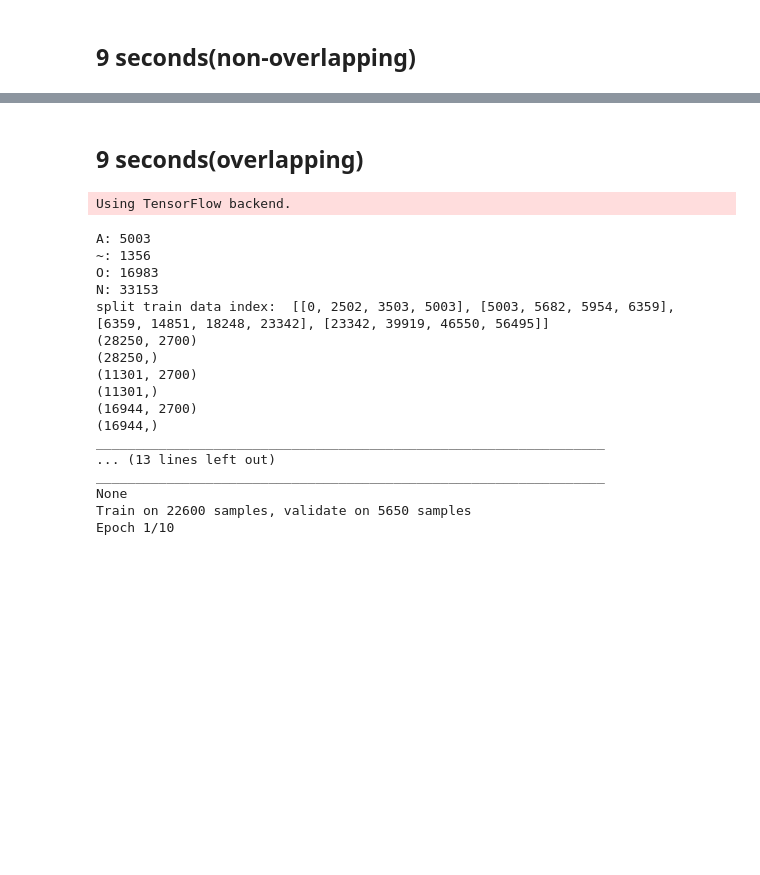
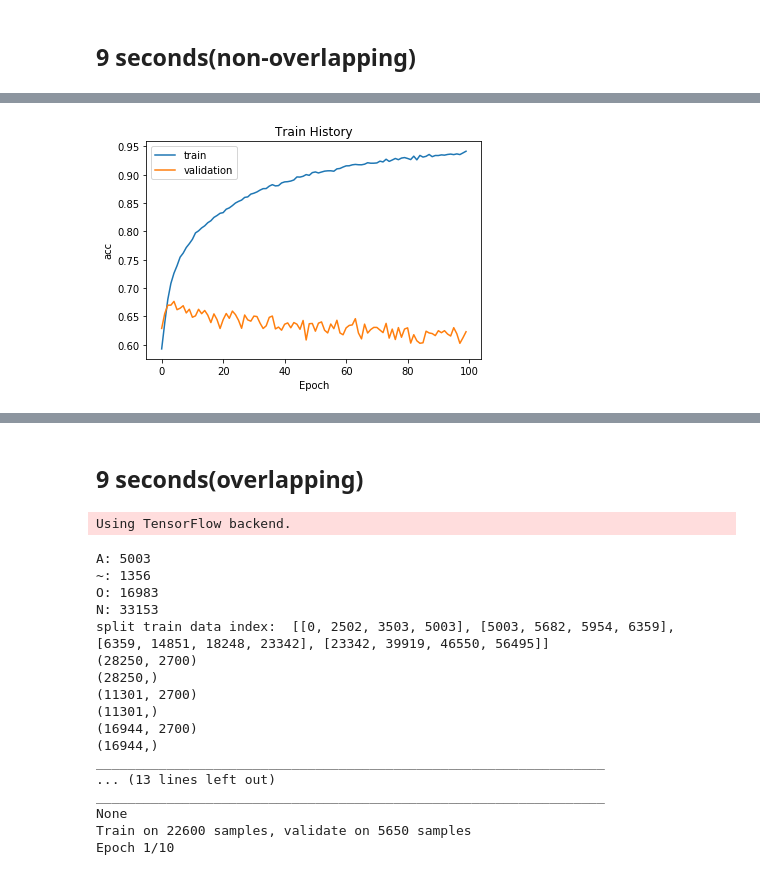
Before and after one commit to yanshuolee/ECG-AF-Detection, a Jupyter notebook: model_training.ipynb, the cells around one changed output, grey strips where cells are left out. Cells and saved outputs as stored; diff of their text form; code cells hidden in the pictures; blank space fills up the shorter version.

```diff
--- a/model_training.ipynb
+++ b/model_training.ipynb
@@ -101,0 +119,4 @@ NameError: name 'train_history' is not defined
+# %%
+show_plot('acc', train_history_1)
+# %% [output]
+[figure, added]
```
Also changed, not shown: parts of 4 cells of this notebook, 1 other file.
